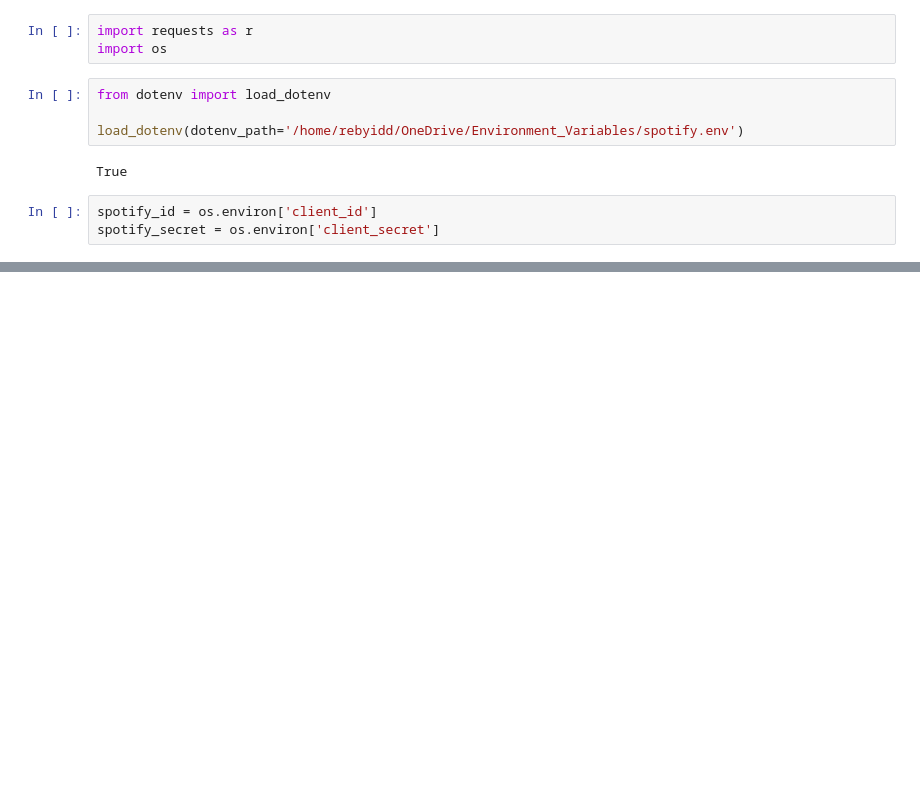
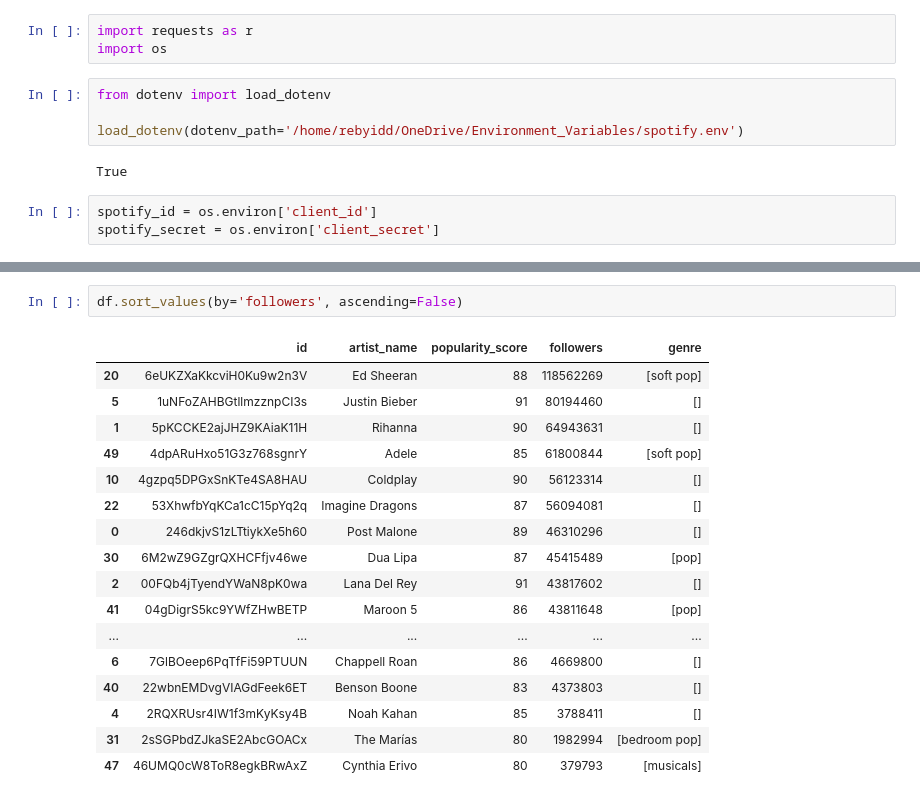
Before and after one commit to osherboudara99/Spotify_Project, a Jupyter notebook: exploration.ipynb, the cells around one changed output, grey strips where cells are left out. Drawn from its saved outputs; the diff is of its cells as text; blank space fills up the shorter version.

```diff
--- a/exploration.ipynb
+++ b/exploration.ipynb
@@ -24,0 +99,20 @@ print()
+# %%
+df.sort_values(by='followers', ascending=False)
+# %% [output]
+|  | id | artist_name | popularity_score | followers | genre |
+| 20 | 6eUKZXaKkcviH0Ku9w2n3V | Ed Sheeran | 88 | 118562269 | [soft pop] |
+| 5 | 1uNFoZAHBGtllmzznpCI3s | Justin Bieber | 91 | 80194460 | [] |
+| 1 | 5pKCCKE2ajJHZ9KAiaK11H | Rihanna | 90 | 64943631 | [] |
+| 49 | 4dpARuHxo51G3z768sgnrY | Adele | 85 | 61800844 | [soft pop] |
+| 10 | 4gzpq5DPGxSnKTe4SA8HAU | Coldplay | 90 | 56123314 | [] |
+| 22 | 53XhwfbYqKCa1cC15pYq2q | Imagine Dragons | 87 | 56094081 | [] |
+| 0 | 246dkjvS1zLTtiykXe5h60 | Post Malone | 89 | 46310296 | [] |
+| 30 | 6M2wZ9GZgrQXHCFfjv46we | Dua Lipa | 87 | 45415489 | [pop] |
+| 2 | 00FQb4jTyendYWaN8pK0wa | Lana Del Rey | 91 | 43817602 | [] |
+| 41 | 04gDigrS5kc9YWfZHwBETP | Maroon 5 | 86 | 43811648 | [pop] |
+| ... | ... | ... | ... | ... | ... |
+| 6 | 7GlBOeep6PqTfFi59PTUUN | Chappell Roan | 86 | 4669800 | [] |
+| 40 | 22wbnEMDvgVIAGdFeek6ET | Benson Boone | 83 | 4373803 | [] |
+| 4 | 2RQXRUsr4IW1f3mKyKsy4B | Noah Kahan | 85 | 3788411 | [] |
+| 31 | 2sSGPbdZJkaSE2AbcGOACx | The Marías | 80 | 1982994 | [bedroom pop] |
+| 47 | 46UMQ0cW8ToR8egkBRwAxZ | Cynthia Erivo | 80 | 379793 | [musicals] |
```
Also changed, not shown: parts of 14 cells of this notebook.
